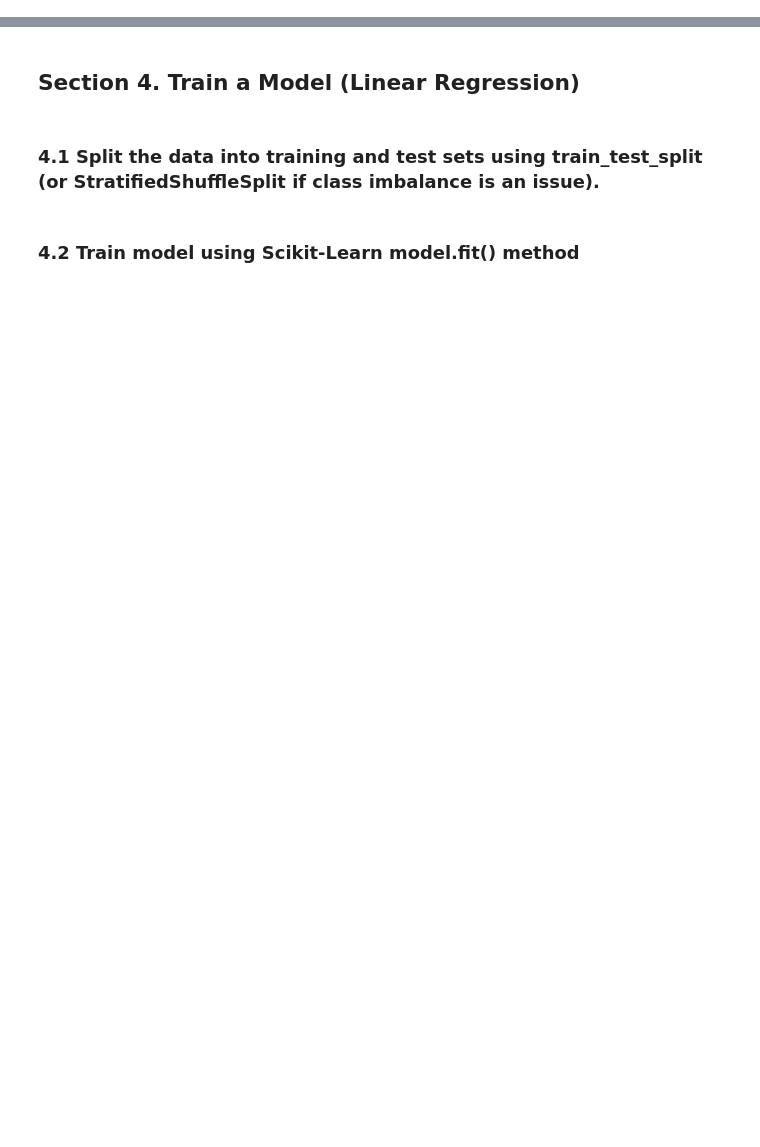
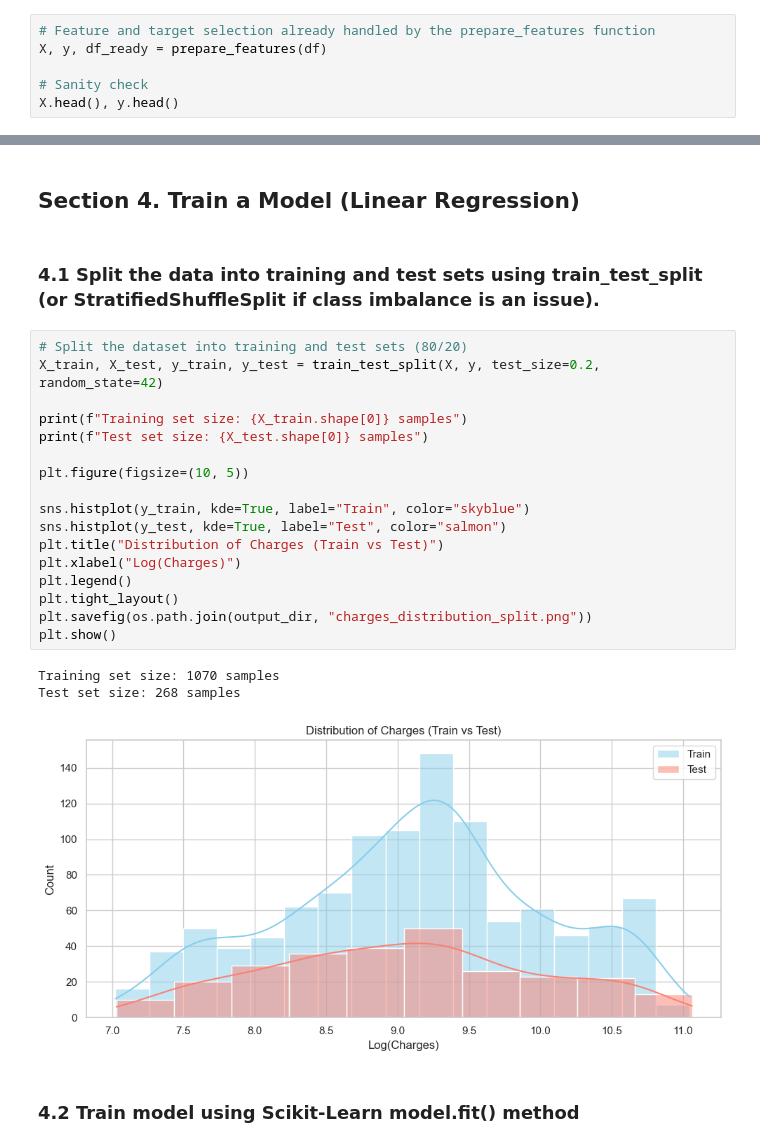
Before and after one commit to JBtallgrass/ml_regression_jballard, a Jupyter notebook: ml_regression_jballard.ipynb, the cells around one changed output, grey strips where cells are left out. Drawn from its saved outputs; the diff is of its cells as text; blank space fills up the shorter version.

```diff
--- a/ml_regression_jballard.ipynb
+++ b/ml_regression_jballard.ipynb
@@ -231,3 +285,9 @@ So instead of dropping those rows, I clipped BMI to a reasonable range (just the
 ### 3.2 Define X and y
   - Assign input features to X
   - Assign target variable to y (as applicable)
+# %%
+# Feature and target selection already handled by the prepare_features function
+X, y, df_ready = prepare_features(df)
+
+# Sanity check
+X.head(), y.head()
@@ -241,5 +323,26 @@ So instead of dropping those rows, I clipped BMI to a reasonable range (just the
 ## Section 4. Train a Model (Linear Regression)
 # %% [markdown]
 ### 4.1 Split the data into training and test sets using train_test_split (or StratifiedShuffleSplit if class imbalance is an issue).
+# %%
+# Split the dataset into training and test sets (80/20)
+X_train, X_test, y_train, y_test = train_test_split(X, y, test_size=0.2, random_state=42)
+
+print(f"Training set size: {X_train.shape[0]} samples")
+print(f"Test set size: {X_test.shape[0]} samples")
+
+plt.figure(figsize=(10, 5))
+
+sns.histplot(y_train, kde=True, label="Train", color="skyblue")
+sns.histplot(y_test, kde=True, label="Test", color="salmon")
+plt.title("Distribution of Charges (Train vs Test)")
+plt.xlabel("Log(Charges)")
+plt.legend()
+plt.tight_layout()
+plt.savefig(os.path.join(output_dir, "charges_distribution_split.png"))
+plt.show()
+# %% [output]
+Training set size: 1070 samples
+Test set size: 268 samples
+[figure, added]
 # %% [markdown]
 ### 4.2 Train model using Scikit-Learn model.fit() method
```
Also changed, not shown: parts of 14 cells of this notebook, 10 other files.
